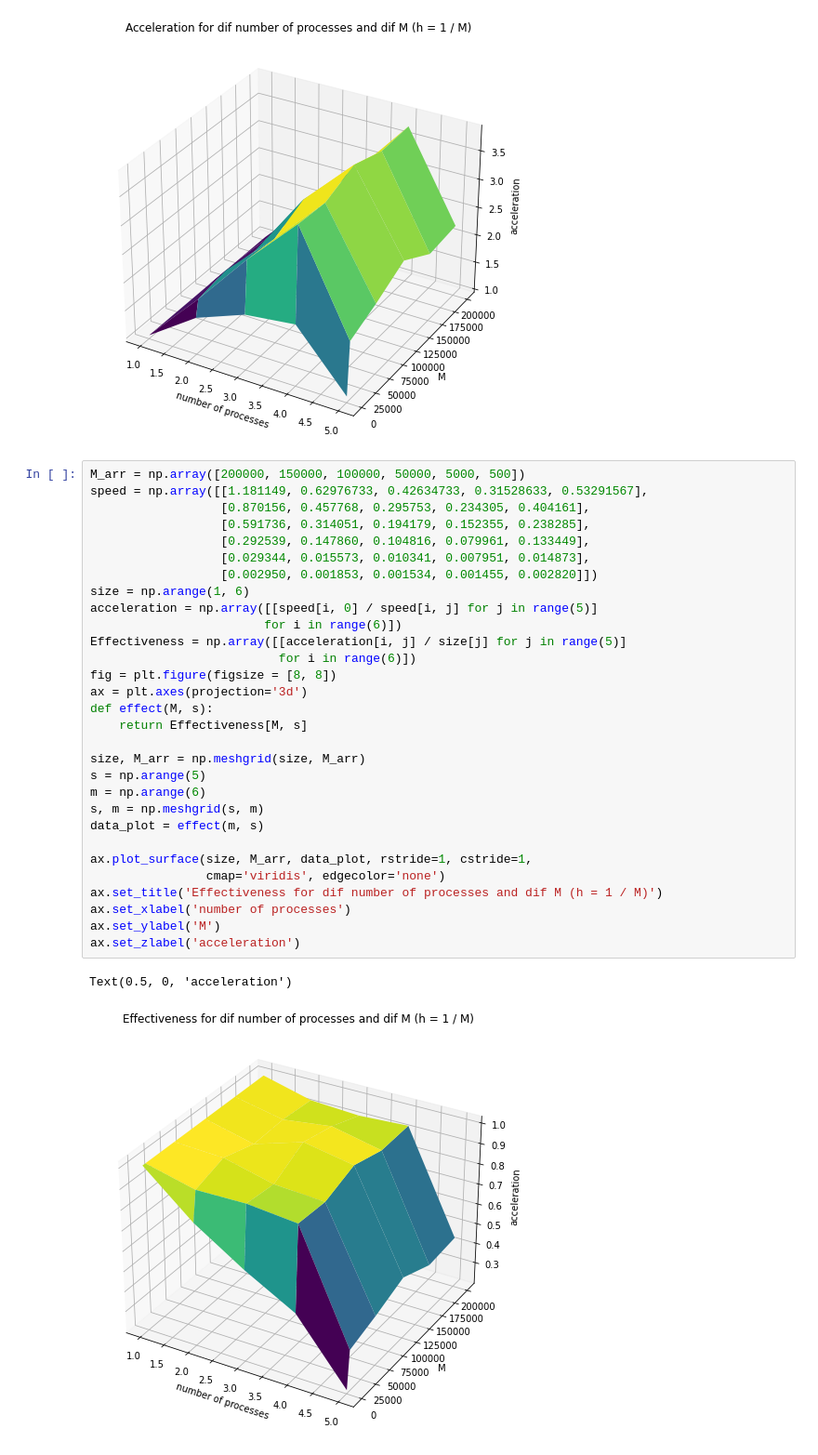
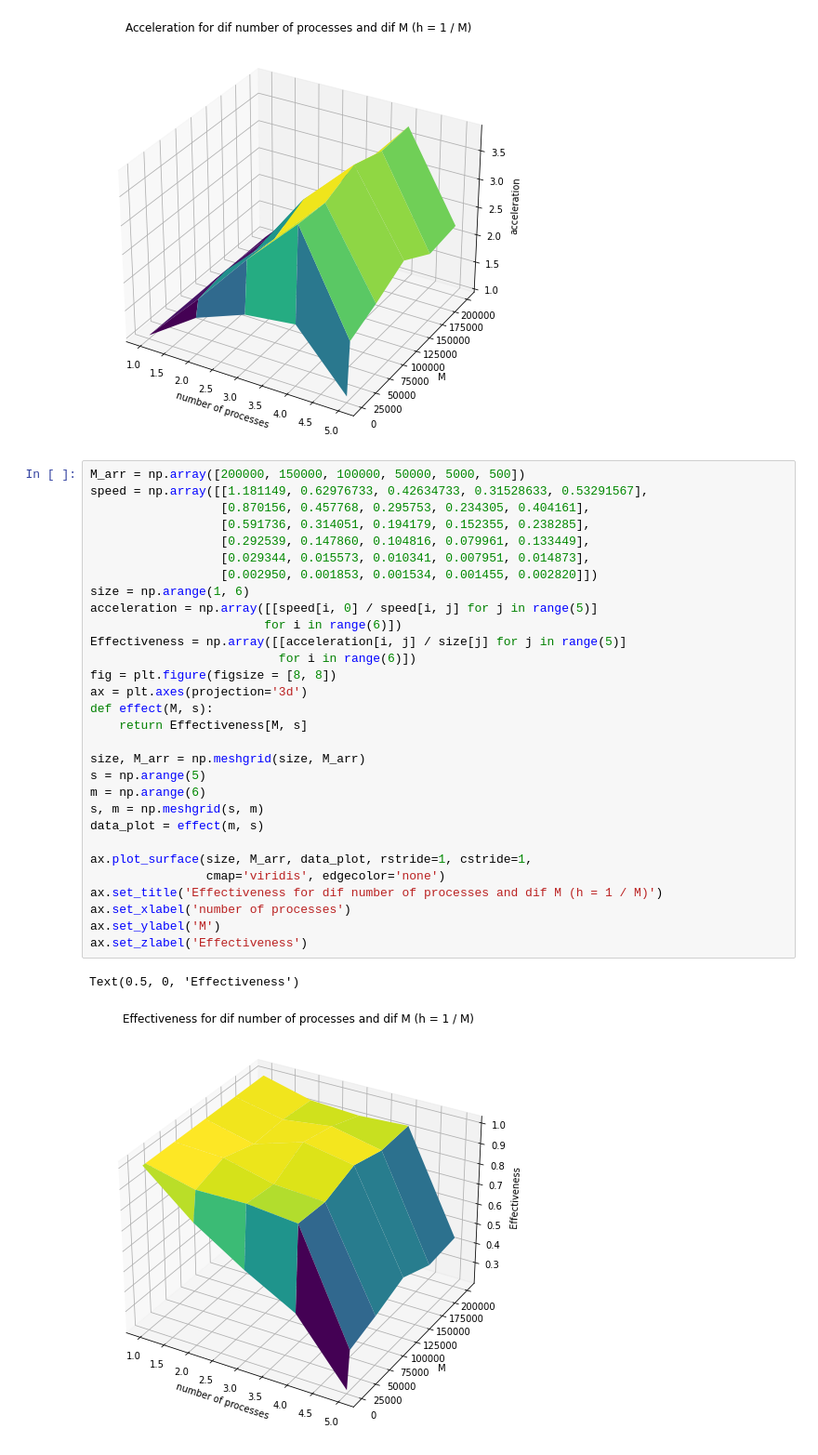
Before and after one commit to ivan-shargin/Parprog, a Jupyter notebook: lab1/Speed.ipynb, the cells around one changed output. Shown: that part at 93% size. Cells and saved outputs as stored; diff of their text form.

```diff
--- a/lab1/Speed.ipynb
+++ b/lab1/Speed.ipynb
@@ -57,36 +57,36 @@ ax.set_zlabel('acceleration')
 # %% [output]
 Text(0.5, 0, 'acceleration')
 [figure]
-# %%
-M_arr = np.array([200000, 150000, 100000, 50000, 5000, 500])
-speed = np.array([[1.181149, 0.62976733, 0.42634733, 0.31528633, 0.53291567],
-                  [0.870156, 0.457768, 0.295753, 0.234305, 0.404161],
-                  [0.591736, 0.314051, 0.194179, 0.152355, 0.238285],
-                  [0.292539, 0.147860, 0.104816, 0.079961, 0.133449],
-                  [0.029344, 0.015573, 0.010341, 0.007951, 0.014873],
-                  [0.002950, 0.001853, 0.001534, 0.001455, 0.002820]])
-size = np.arange(1, 6)
-acceleration = np.array([[speed[i, 0] / speed[i, j] for j in range(5)]
-                        for i in range(6)])
-Effectiveness = np.array([[acceleration[i, j] / size[j] for j in range(5)]
-                          for i in range(6)])
-fig = plt.figure(figsize = [8, 8])
-ax = plt.axes(projection='3d')
-def effect(M, s):
-    return Effectiveness[M, s]
-
-size, M_arr = np.meshgrid(size, M_arr)
-s = np.arange(5)
-m = np.arange(6)
-s, m = np.meshgrid(s, m)
-data_plot = effect(m, s)
-
-ax.plot_surface(size, M_arr, data_plot, rstride=1, cstride=1,
-                cmap='viridis', edgecolor='none')
-ax.set_title('Effectiveness for dif number of processes and dif M (h = 1 / M)')
-ax.set_xlabel('number of processes')
-ax.set_ylabel('M')
-ax.set_zlabel('acceleration')
-# %% [output]
-Text(0.5, 0, 'acceleration')
-[figure, removed]
+# %%
+M_arr = np.array([200000, 150000, 100000, 50000, 5000, 500])
+speed = np.array([[1.181149, 0.62976733, 0.42634733, 0.31528633, 0.53291567],
+                  [0.870156, 0.457768, 0.295753, 0.234305, 0.404161],
+                  [0.591736, 0.314051, 0.194179, 0.152355, 0.238285],
+                  [0.292539, 0.147860, 0.104816, 0.079961, 0.133449],
+                  [0.029344, 0.015573, 0.010341, 0.007951, 0.014873],
+                  [0.002950, 0.001853, 0.001534, 0.001455, 0.002820]])
+size = np.arange(1, 6)
+acceleration = np.array([[speed[i, 0] / speed[i, j] for j in range(5)]
+                        for i in range(6)])
+Effectiveness = np.array([[acceleration[i, j] / size[j] for j in range(5)]
+                          for i in range(6)])
+fig = plt.figure(figsize = [8, 8])
+ax = plt.axes(projection='3d')
+def effect(M, s):
+    return Effectiveness[M, s]
+
+size, M_arr = np.meshgrid(size, M_arr)
+s = np.arange(5)
+m = np.arange(6)
+s, m = np.meshgrid(s, m)
+data_plot = effect(m, s)
+
+ax.plot_surface(size, M_arr, data_plot, rstride=1, cstride=1,
+                cmap='viridis', edgecolor='none')
+ax.set_title('Effectiveness for dif number of processes and dif M (h = 1 / M)')
+ax.set_xlabel('number of processes')
+ax.set_ylabel('M')
+ax.set_zlabel('Effectiveness')
+# %% [output]
+Text(0.5, 0, 'Effectiveness')
+[figure, added]
```
Also changed, not shown: 1 other file.
